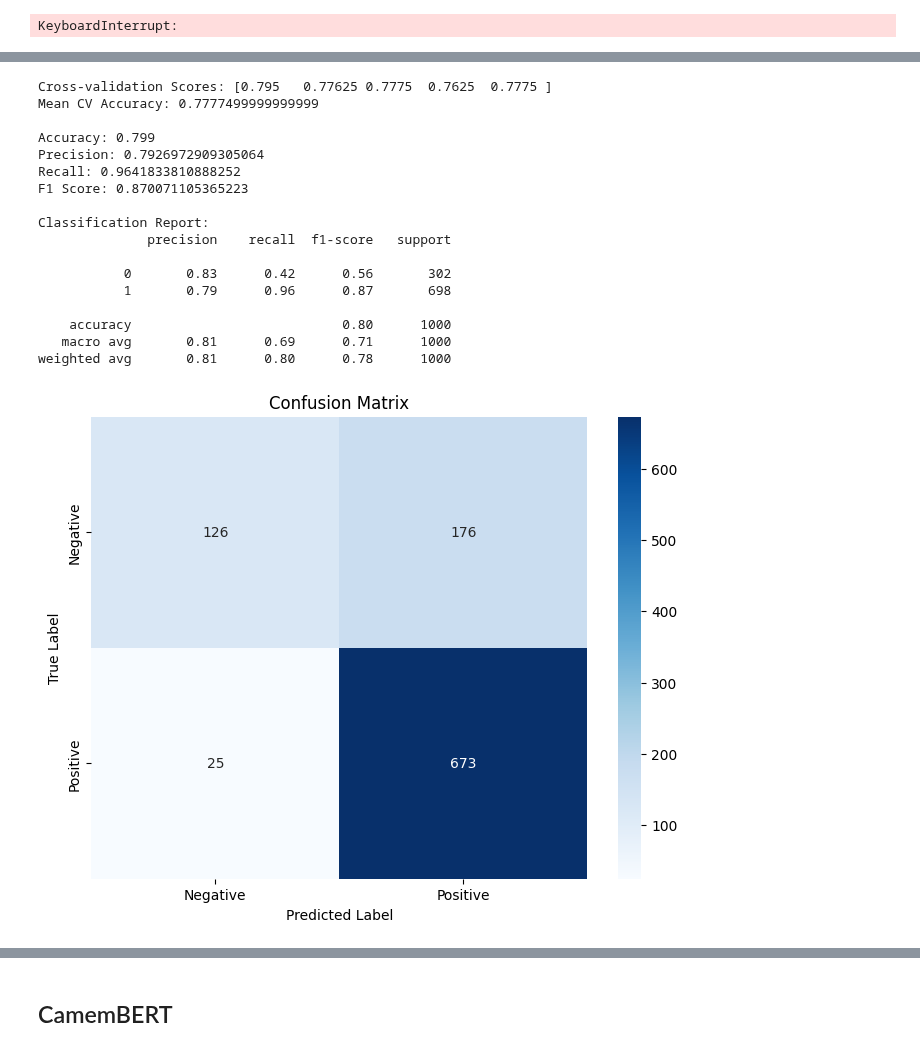
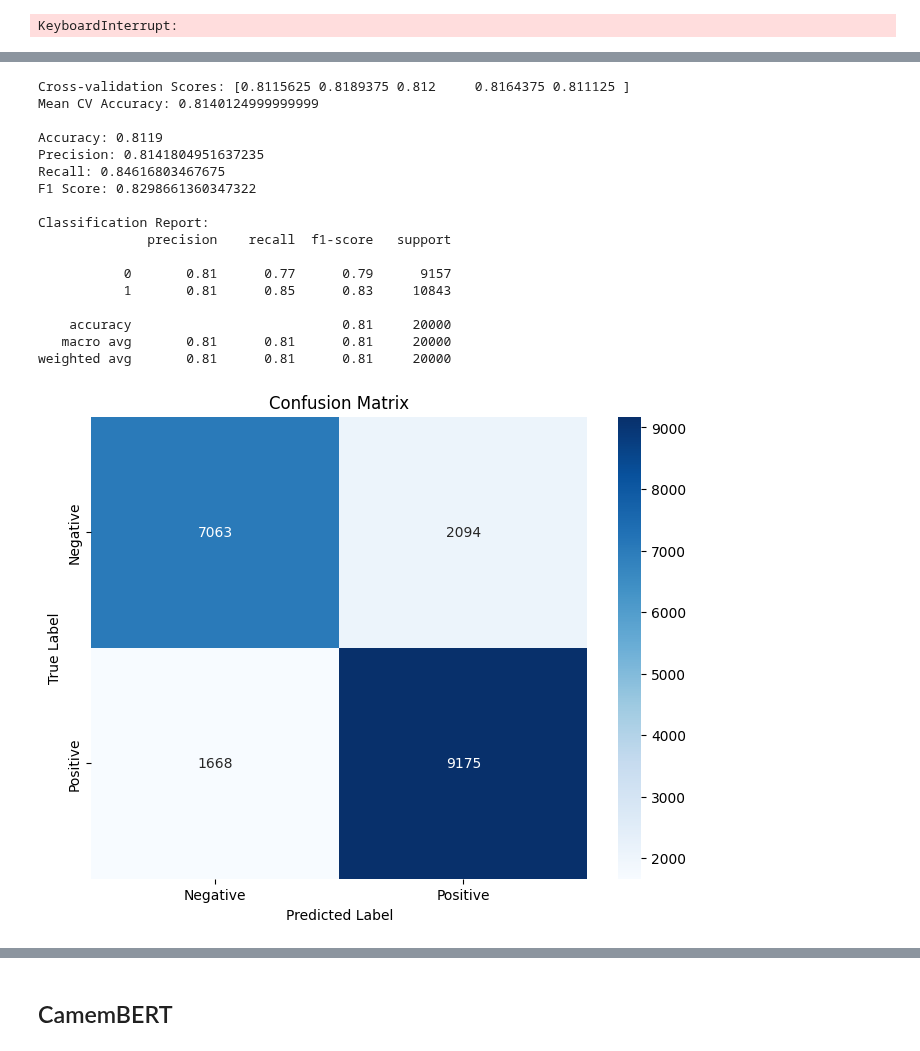
Before and after one commit to mass2330/python_ds_film, a Jupyter notebook: notebook_final.ipynb, the cells around one changed output, grey strips where cells are left out. Cells and saved outputs as stored; diff of their text form; code cells hidden in the pictures.

Commit message:
run des modeles

```diff
--- a/notebook_final.ipynb
+++ b/notebook_final.ipynb
@@ -1085,5 +1086,9 @@ df_critiques
 df_critiques.to_csv("df_critiques_modif.csv", index=False)
 # %%
 df_critiques = pd.read_csv("df_critiques_modif.csv")
+# %%
+df_critiques = df_critiques.dropna(subset=['Critique_nettoy'])
 # %%
-df_critiques_mod = df_critiques.sample(n=50000, random_state=41)  # Utilisez un random_state pour la reproductibilité
+df_critiques_mod = df_critiques.sample(n=100000, random_state=40)  # Utilisez un random_state pour la reproductibilité
+
+# 40 echantillons à 100 000
@@ -1164,18 +1117,13 @@ cv_test_features = cv.transform(critique_test)
 from sklearnex import patch_sklearn
 patch_sklearn()
 
-def evaluate_model(model, train_features, train_labels, test_features, test_labels):
 
+def fitting_predictions(model, train_features, train_labels, test_features):
     model.fit(train_features, train_labels)
+    predictions = model.predict(test_features)
+    return predictions
 
-    # Cross-validation
-    cv_scores = cross_val_score(model, train_features, train_labels, cv=StratifiedKFold(n_splits=5), scoring='accuracy')
-    print("Cross-validation Scores:", cv_scores)
-    print("Mean CV Accuracy:", np.mean(cv_scores))
-
-    # Predictions
-    predictions = model.predict(test_features)
-
+def print_metrics(test_labels, predictions):
     # On stock nos données dans un dictionnaire
     results = {
         'Accuracy': metrics.accuracy_score(test_labels, predictions),
@@ -1196,7 +1144,6 @@ def evaluate_model(model, train_features, train_labels, test_features, test_labe
     print("\nClassification Report:")
     print(results['Classification Report'])
 
-
     # Display confusion matrix as a heatmap using seaborn
     cm = confusion_matrix(test_labels, predictions)
     plt.figure(figsize=(8, 6))
@@ -1205,7 +1152,20 @@ def evaluate_model(model, train_features, train_labels, test_features, test_labe
     plt.ylabel('True Label')
     plt.title('Confusion Matrix')
     plt.show()
+    return results
 
-    return results
+
+def evaluate_model_final(model, train_features, train_labels, test_features, test_labels):
+
+    predictions = fitting_predictions(model, train_features, train_labels, test_features)
+
+    # Cross-validation
+    cv_scores = cross_val_score(model, train_features, train_labels, cv=StratifiedKFold(n_splits=5), scoring='accuracy')
+    print("Cross-validation Scores:", cv_scores)
+    print("Mean CV Accuracy:", np.mean(cv_scores))
+
+    print_metrics(test_labels, predictions)
+
+    return 1
 # %% [output]
 Intel(R) Extension for Scikit-learn* enabled (https://github.com/intel/scikit-learn-intelex)
@@ -1231,24 +1240,24 @@ KeyboardInterrupt:
 # %%
 %%time
 # Example with Random Forest
 random_forest = RandomForestClassifier(n_estimators=100, random_state=42)
-random_forest_results = evaluate_model(random_forest, cv_train_features, polarite_train, cv_test_features, polarite_test)
+random_forest_results = evaluate_model_final(random_forest, cv_train_features, polarite_train, cv_test_features, polarite_test)
 # %% [output]
-Cross-validation Scores: [0.795   0.77625 0.7775  0.7625  0.7775 ]
-Mean CV Accuracy: 0.7777499999999999
+Cross-validation Scores: [0.8115625 0.8189375 0.812     0.8164375 0.811125 ]
+Mean CV Accuracy: 0.8140124999999999
 
-Accuracy: 0.799
-Precision: 0.7926972909305064
-Recall: 0.9641833810888252
-F1 Score: 0.870071105365223
+Accuracy: 0.8119
+Precision: 0.8141804951637235
+Recall: 0.84616803467675
+F1 Score: 0.8298661360347322
 
 Classification Report:
               precision    recall  f1-score   support
 
-           0       0.83      0.42      0.56       302
-           1       0.79      0.96      0.87       698
+           0       0.81      0.77      0.79      9157
+           1       0.81      0.85      0.83     10843
 
-    accuracy                           0.80      1000
-   macro avg       0.81      0.69      0.71      1000
-weighted avg       0.81      0.80      0.78      1000
+    accuracy                           0.81     20000
+   macro avg       0.81      0.81      0.81     20000
+weighted avg       0.81      0.81      0.81     20000
-[figure, old version]
+[figure, new version]
```
Also changed, not shown: parts of 14 cells of this notebook.
